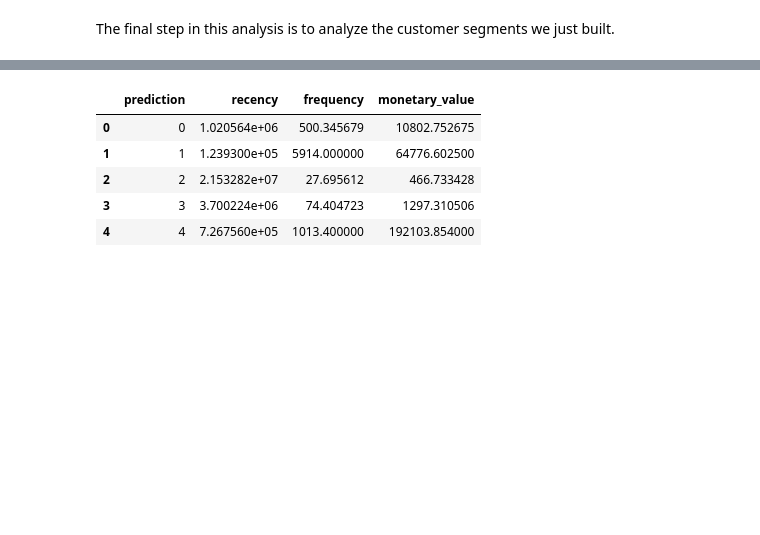
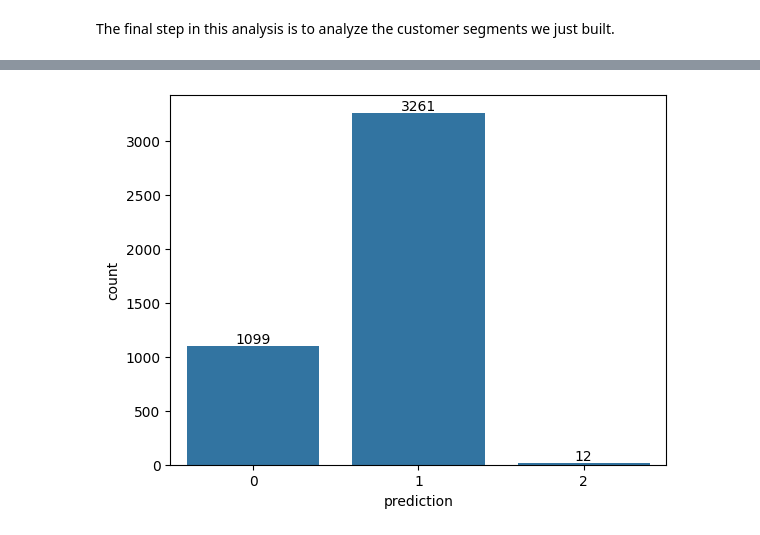
Before and after one commit to AI-13/datacamp_spark_tutorial, a Jupyter notebook: Cluster Analysis RFM.ipynb, the cells around one changed output, grey strips where cells are left out. Drawn from its saved outputs; the diff is of its cells as text; code cells hidden in the pictures; blank space fills up the shorter version.

Commit message:
Had re-do the analysis as I forgot to set seed on KMeans algorithm. Added scatterplot for better visualization.

```diff
--- a/Cluster Analysis RFM.ipynb
+++ b/Cluster Analysis RFM.ipynb
@@ -911,6 +909,6 @@ From the plot above, we can see that there is an inflection point that looks lik
 # %% [markdown]
 ## Building the K-Means Clustering Model
 # %%
-KMeans_algo = KMeans(featuresCol='standardized',k = 5)
+KMeans_algo = KMeans(featuresCol='standardized',k = 3, seed=1)
 KMeans_fit = KMeans_algo.fit(data_scale_output)
 # %% [output]
@@ -979,9 +968,6 @@ for i in list1:
-# %%
-df_viz.groupby(['prediction'], as_index=False).mean()
-# %% [output]
-|  | prediction | recency | frequency | monetary_value |
-| 0 | 0 | 1.020564e+06 | 500.345679 | 10802.752675 |
-| 1 | 1 | 1.239300e+05 | 5914.000000 | 64776.602500 |
-| 2 | 2 | 2.153282e+07 | 27.695612 | 466.733428 |
-| 3 | 3 | 3.700224e+06 | 74.404723 | 1297.310506 |
-| 4 | 4 | 7.267560e+05 | 1013.400000 | 192103.854000 |
+# %%
+ax = sns.countplot(data = df_viz, x = 'prediction')
+ax.bar_label(ax.containers[0])
+plt.show()
+# %% [output]
+[figure, added]
```
Also changed, not shown: parts of 41 cells of this notebook.
